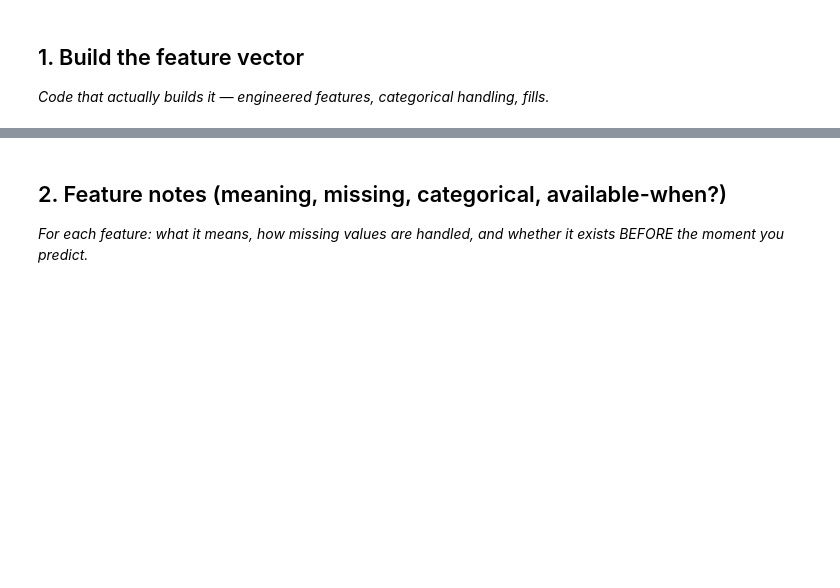
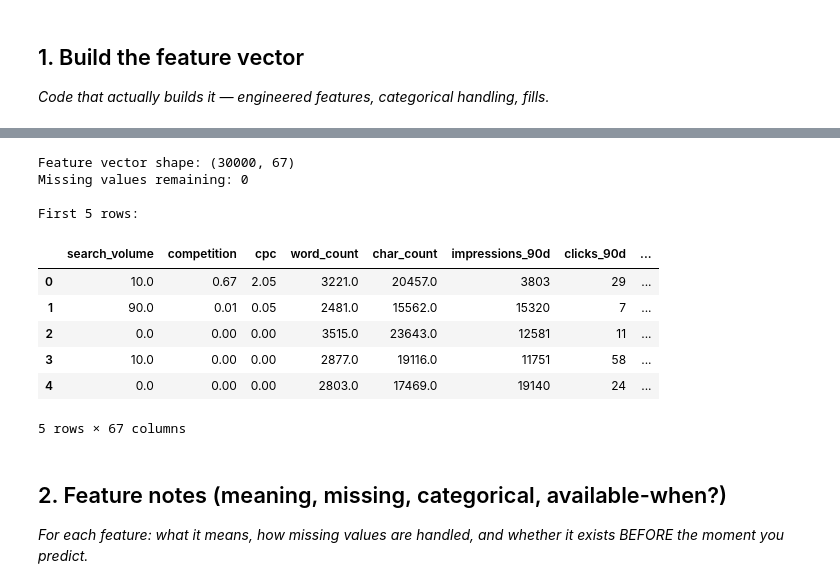
Before and after one commit to FatimaNdeem/Flyrank-ml-internship., a Jupyter notebook: work/notebooks/w03_feature_leakage_check.ipynb, the cells around one changed output, grey strips where cells are left out. Saved outputs shown, nothing was run; the diff lists cells and outputs as text; code cells hidden in the pictures; blank space fills up the shorter version.

```diff
--- a/work/notebooks/w03_feature_leakage_check.ipynb
+++ b/work/notebooks/w03_feature_leakage_check.ipynb
@@ -16,3 +47,83 @@ This skeleton is yours to fill. Work the sections **in order** — each one has
+# %%
+# Select features for the refresh opportunity vector
+
+numeric_features = [
+    "search_volume",
+    "competition",
+    "cpc",
+    "word_count",
+    "char_count",
+    "impressions_90d",
+    "clicks_90d",
+    "pageviews_90d",
+    "sessions_90d",
+    "users_90d",
+    "engaged_sessions_90d",
+    "ai_sessions_90d",
+    "scroll_events_90d",
+    "days_with_impressions",
+    "days_with_sessions",
+    "impressions_last_30d",
+    "clicks_last_30d",
+    "sessions_last_30d",
+    "impressions_prev_30d",
+    "clicks_prev_30d",
+    "sessions_prev_30d",
+    "content_age_days",
+    "days_since_last_update",
+    "ctr",
+    "avg_position",
+    "engagement_rate",
+    "scroll_rate",
+    "ai_traffic_pct"
+]
+
+categorical_features = [
+    "competition_level",
+    "content_type",
+    "main_intent",
+    "age_tier",
+    "freshness_tier",
+    "word_count_tier",
+    "char_count_tier",
+    "impression_tier",
+    "position_tier"
+]
+
+# Keep only the selected columns
+X = df[numeric_features + categorical_features].copy()
+
+# Fill numerical missing values with the median
+for col in numeric_features:
+    X[col] = X[col].fillna(X[col].median())
+
+# Fill categorical missing values
+for col in categorical_features:
+    X[col] = X[col].fillna("Unknown")
+
+# One-hot encode categorical features
+X = pd.get_dummies(
+    X,
+    columns=categorical_features,
+    dtype=int
+)
+
+print("Feature vector shape:", X.shape)
+print("Missing values remaining:", X.isna().sum().sum())
+print("\nFirst 5 rows:")
+X.head()
+# %% [output]
+Feature vector shape: (30000, 67)
+Missing values remaining: 0
+
+First 5 rows:
+|  | search_volume | competition | cpc | word_count | char_count | impressions_90d | clicks_90d | ... |
+| 0 | 10.0 | 0.67 | 2.05 | 3221.0 | 20457.0 | 3803 | 29 | ... |
+| 1 | 90.0 | 0.01 | 0.05 | 2481.0 | 15562.0 | 15320 | 7 | ... |
+| 2 | 0.0 | 0.00 | 0.00 | 3515.0 | 23643.0 | 12581 | 11 | ... |
+| 3 | 10.0 | 0.00 | 0.00 | 2877.0 | 19116.0 | 11751 | 58 | ... |
+| 4 | 0.0 | 0.00 | 0.00 | 2803.0 | 17469.0 | 19140 | 24 | ... |
+5 rows × 67 columns
 # %% [markdown]
 ## 2. Feature notes (meaning, missing, categorical, available-when?)
 
```
Also changed, not shown: parts of 13 cells of this notebook.
